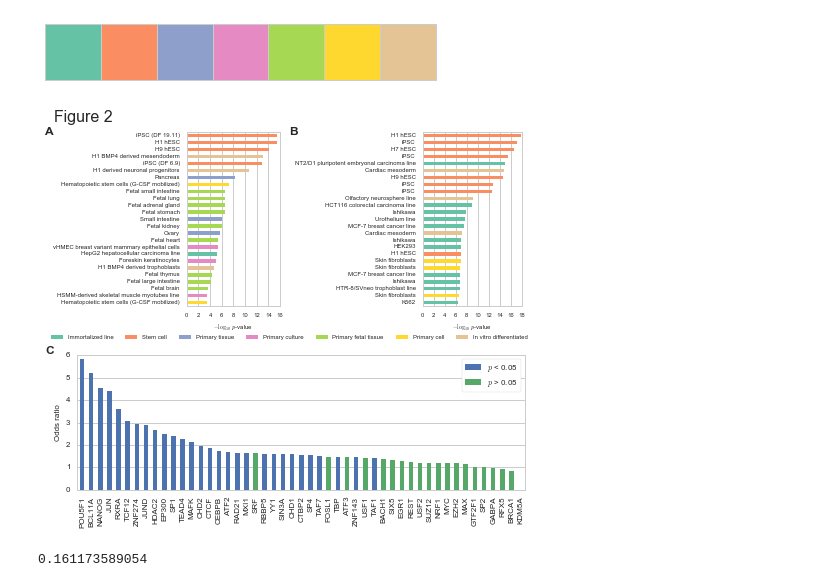
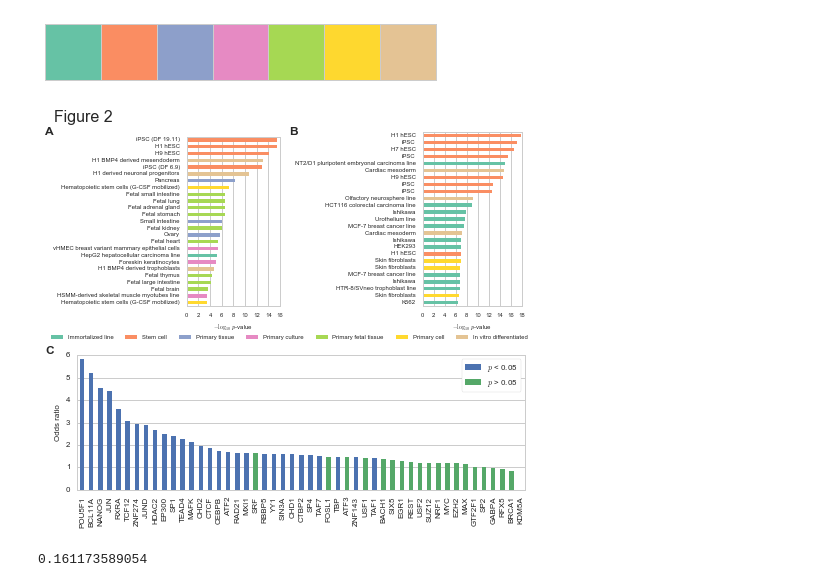
Before and after one commit to frazer-lab/cardips-ipsc-eqtl, a Jupyter notebook: notebooks/Figure. Functional Annotation.ipynb, the cells around one changed output. Cells and saved outputs as stored; diff of their text form; code cells hidden in the pictures.

```diff
--- a/notebooks/Figure. Functional Annotation.ipynb
+++ b/notebooks/Figure. Functional Annotation.ipynb
@@ -288,7 +288,7 @@ ax.text(0, 1, 'Figure 2',
 ciepy.clean_axis(ax)
 ax.set_xticks([])
 ax.set_yticks([])
-gs.tight_layout(fig, rect=[0, 0.90, 0.5, 1])
+gs.tight_layout(fig, rect=[0, 0.95, 0.5, 1])
 
 # Roadmap DNase
 gs = gridspec.GridSpec(1, 1)
@@ -303,7 +303,7 @@ ax.set_yticklabels(roadmap_dnase_res_f.my_name, fontsize=6)
 
 for t in ax.get_xticklabels() + ax.get_yticklabels():
     t.set_fontsize(6)
-gs.tight_layout(fig, rect=[0, 0.45, 0.51, 0.95])
+gs.tight_layout(fig, rect=[0, 0.45, 0.51, 0.94])
 
 # ENCODE DNase
 gs = gridspec.GridSpec(1, 1)
@@ -349,35 +349,34 @@ ax = fig.add_subplot(gs[0, 0])
 colord = {True:sns.color_palette()[0], False:sns.color_palette()[1]}
 tf_res.odds_ratio.plot(ax=ax, kind='bar', lw=0, color=[colord[x] for x in tf_res.pvalue < 0.05])
 ax.set_ylabel('Odds ratio', fontsize=8)
 ax.set_xlabel('')
 ax.grid(axis='x')
 ax.set_xticklabels(tf_res.target, fontsize=8)
 for t in ax.get_yticklabels():
     t.set_fontsize(8)
 
 # Color legend
 rects = []
 labels = ['$p$ < 0.05', '$p$ > 0.05']
 r = plt.Rectangle((0, 0), 0, 0, fc=colord[True])
 rects.append(r)
 r = plt.Rectangle((0, 0), 0, 0, fc=colord[False])
 rects.append(r)
 lgd = ax.legend(rects, labels, loc='upper right', fontsize=8, frameon=True, fancybox=True)
 for p in lgd.get_patches():
     p.set_linewidth(0)
 gs.tight_layout(fig, rect=[0, 0, 1, 0.45])
 
 t = fig.text(0.005, 0.92, 'A', weight='bold',
              size=12)
 t = fig.text(0.5, 0.92, 'B', weight='bold',
              size=12)
 t = fig.text(0.005, 0.42, 'C', weight='bold',
              size=12)
 
-fig.savefig(os.path.join(outdir, 'functional_annotation.pdf'))
 fig.savefig(os.path.join(outdir, 'functional_annotation.png'), dpi=300)
 # %% [output]
-[figure, old version]
+[figure, new version]
 # %%
 roadmap_dnase_res.pvalue.max()
 # %% [output]
```
Also changed, not shown: parts of 3 cells of this notebook, 17 other files.
